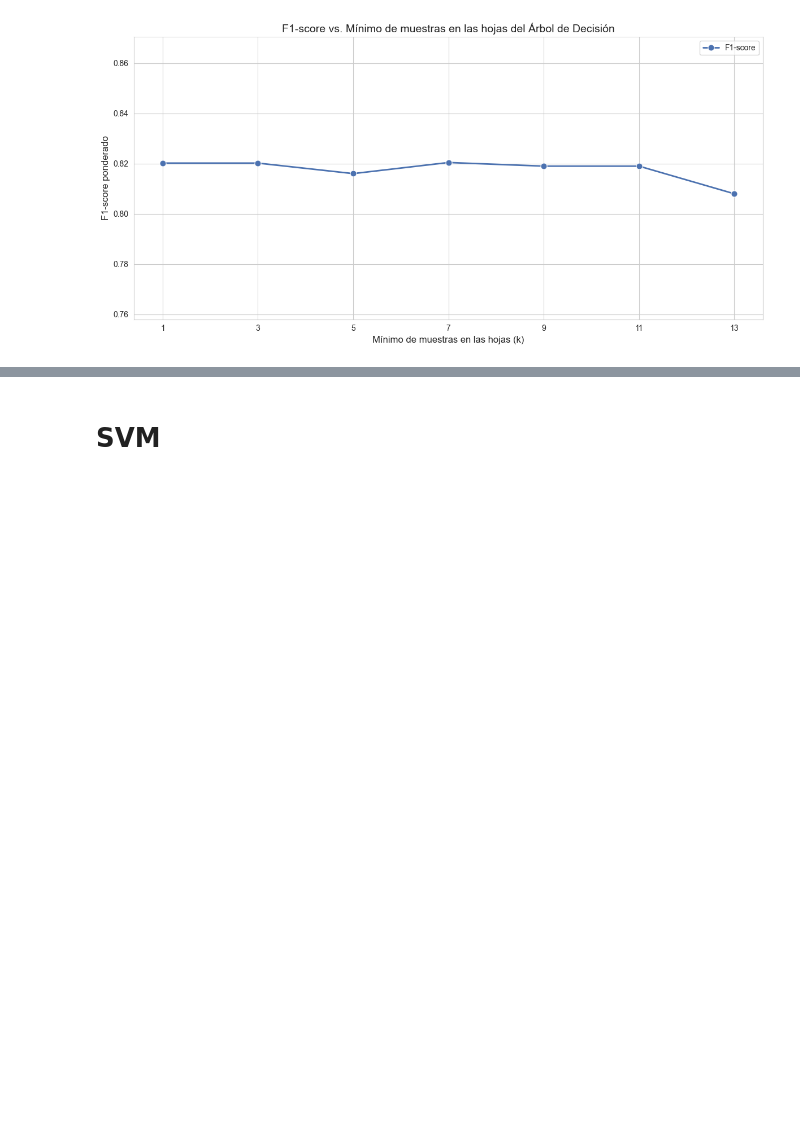
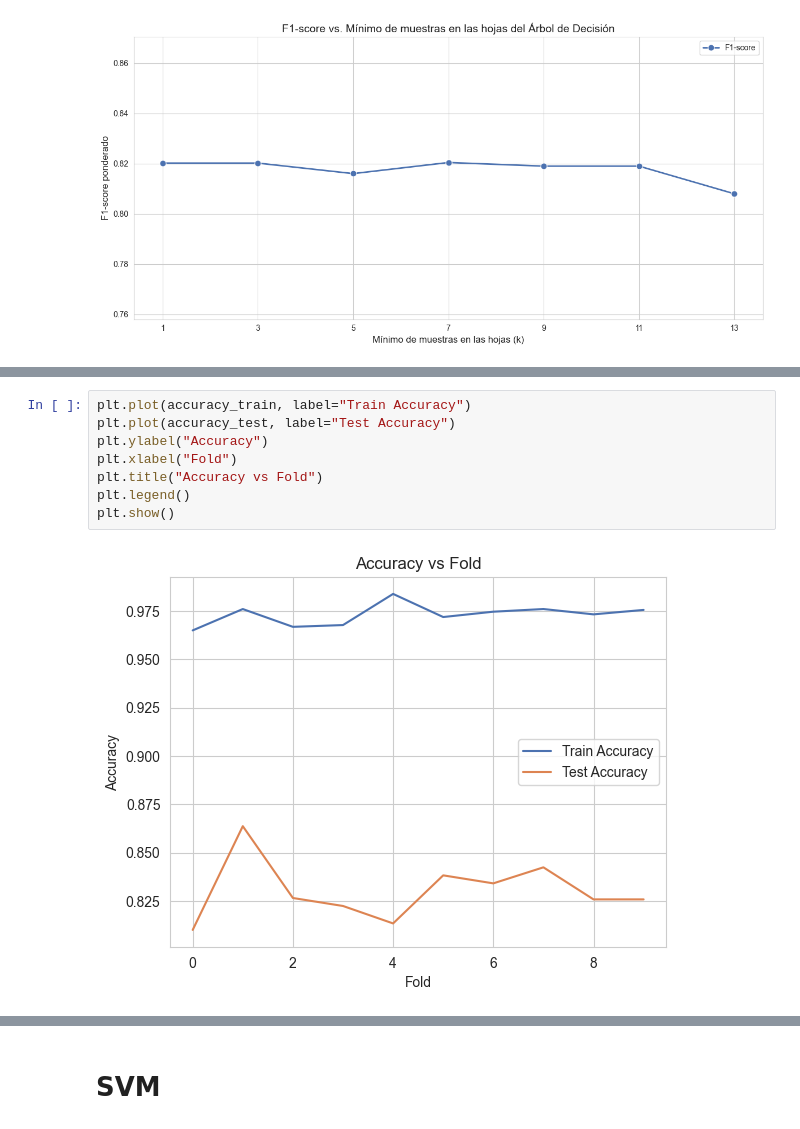
Before and after one commit to DanielCasquino/ML_Proyecto2_Grupo8, a Jupyter notebook: project2.ipynb, the cells around one changed output, grey strips where cells are left out. Saved outputs shown, nothing was run; the diff lists cells and outputs as text; blank space fills up the shorter version.

```diff
--- a/project2.ipynb
+++ b/project2.ipynb
@@ -163,0 +206,10 @@ plt.show()
+# %%
+plt.plot(accuracy_train, label="Train Accuracy")
+plt.plot(accuracy_test, label="Test Accuracy")
+plt.ylabel("Accuracy")
+plt.xlabel("Fold")
+plt.title("Accuracy vs Fold")
+plt.legend()
+plt.show()
+# %% [output]
+[figure, added]
```
Also changed, not shown: parts of 14 cells of this notebook.
